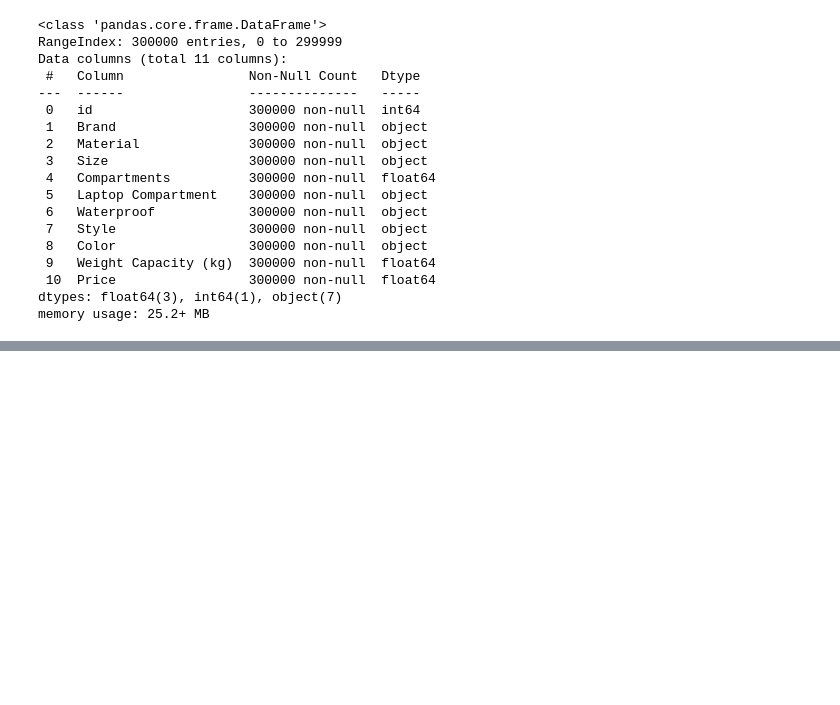
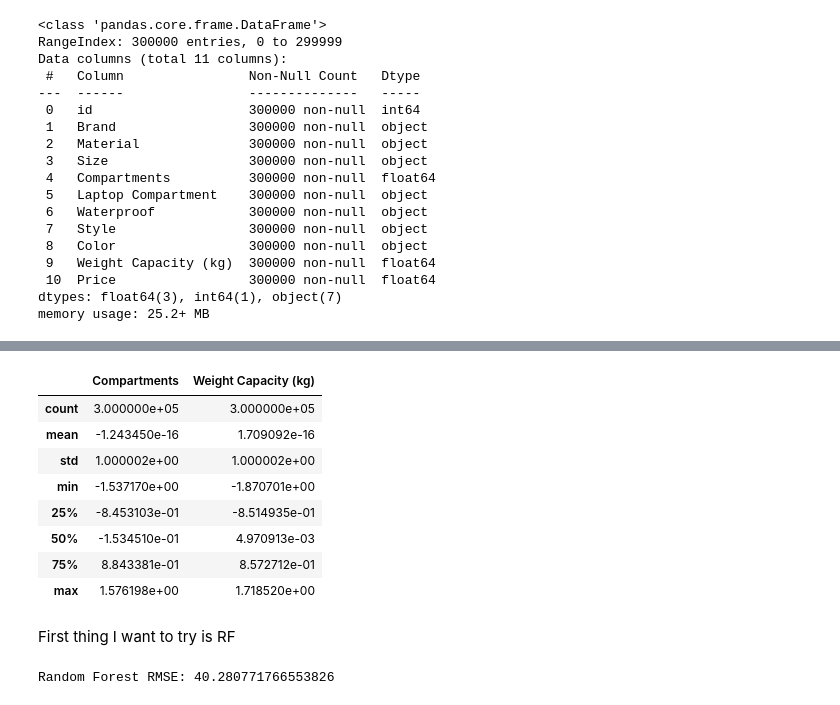
Before and after one commit to hughese4/Backpack-Prediction-Challenge, a Jupyter notebook: Backpack.ipynb, the cells around one changed output, grey strips where cells are left out. Cells and saved outputs as stored; diff of their text form; code cells hidden in the pictures; blank space fills up the shorter version.

```diff
--- a/Backpack.ipynb
+++ b/Backpack.ipynb
@@ -144,0 +200,14 @@ memory usage: 25.2+ MB
+# %%
+df[num_cols].describe()
+# %% [output]
+|  | Compartments | Weight Capacity (kg) |
+| count | 3.000000e+05 | 3.000000e+05 |
+| mean | -1.243450e-16 | 1.709092e-16 |
+| std | 1.000002e+00 | 1.000002e+00 |
+| min | -1.537170e+00 | -1.870701e+00 |
+| 25% | -8.453103e-01 | -8.514935e-01 |
+| 50% | -1.534510e-01 | 4.970913e-03 |
+| 75% | 8.843381e-01 | 8.572712e-01 |
+| max | 1.576198e+00 | 1.718520e+00 |
+# %% [markdown]
+First thing I want to try is RF
@@ -144,0 +223,6 @@ memory usage: 25.2+ MB
+# %%
+# Evaluate
+rmse_rf = root_mean_squared_error(y_val, y_pred_rf)
+print(f"Random Forest RMSE: {rmse_rf}")
+# %% [output]
+Random Forest RMSE: 40.280771766553826
```
Also changed, not shown: parts of 16 cells of this notebook.
